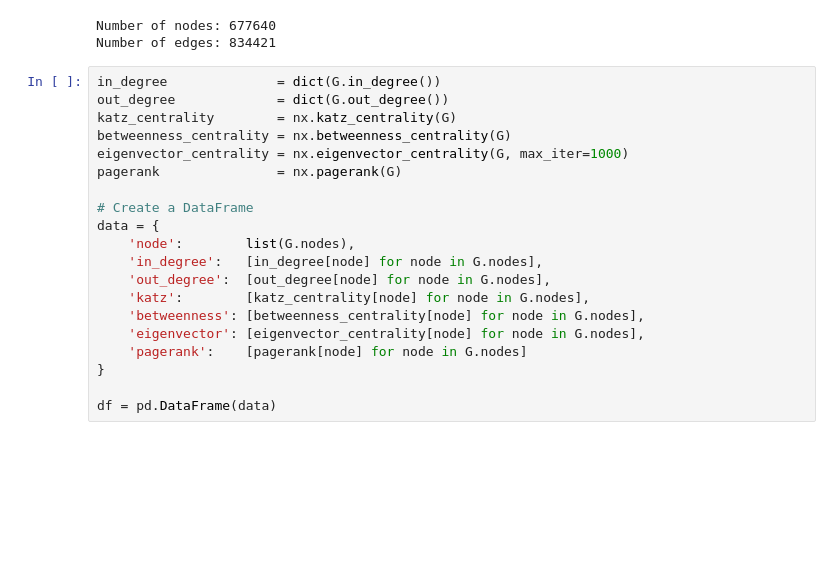
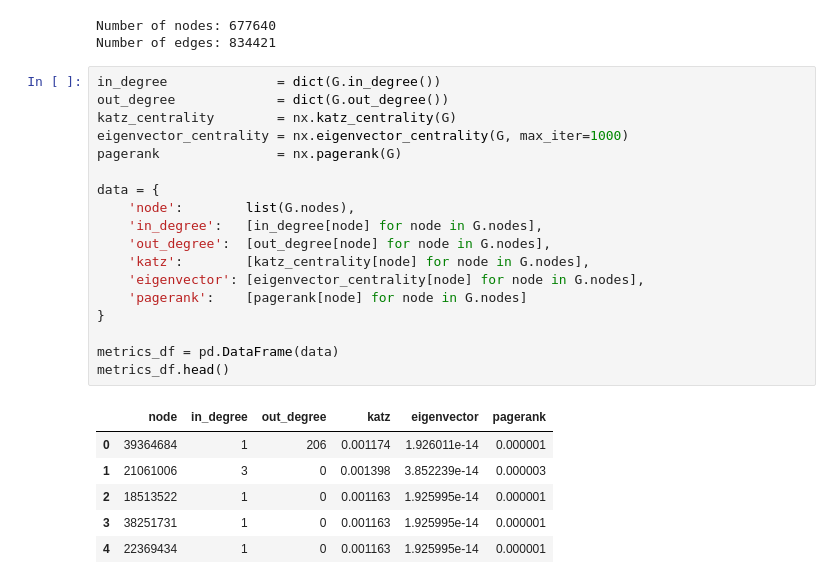
Before and after one commit to Xron7/FakeNewsDetection, a Jupyter notebook: network/network_analysis.ipynb, the cells around one changed output. Saved outputs shown, nothing was run; the diff lists cells and outputs as text; blank space fills up the shorter version.

```diff
--- a/network/network_analysis.ipynb
+++ b/network/network_analysis.ipynb
@@ -17,20 +35,25 @@ Number of edges: 834421
 # %%
 in_degree              = dict(G.in_degree())
 out_degree             = dict(G.out_degree())
 katz_centrality        = nx.katz_centrality(G)
-betweenness_centrality = nx.betweenness_centrality(G)
 eigenvector_centrality = nx.eigenvector_centrality(G, max_iter=1000)
 pagerank               = nx.pagerank(G)
 
-# Create a DataFrame
 data = {
     'node':        list(G.nodes),
     'in_degree':   [in_degree[node] for node in G.nodes],
     'out_degree':  [out_degree[node] for node in G.nodes],
     'katz':        [katz_centrality[node] for node in G.nodes],
-    'betweenness': [betweenness_centrality[node] for node in G.nodes],
     'eigenvector': [eigenvector_centrality[node] for node in G.nodes],
     'pagerank':    [pagerank[node] for node in G.nodes]
 }
 
-df = pd.DataFrame(data)
+metrics_df = pd.DataFrame(data)
+metrics_df.head()
+# %% [output]
+|  | node | in_degree | out_degree | katz | eigenvector | pagerank |
+| 0 | 39364684 | 1 | 206 | 0.001174 | 1.926011e-14 | 0.000001 |
+| 1 | 21061006 | 3 | 0 | 0.001398 | 3.852239e-14 | 0.000003 |
+| 2 | 18513522 | 1 | 0 | 0.001163 | 1.925995e-14 | 0.000001 |
+| 3 | 38251731 | 1 | 0 | 0.001163 | 1.925995e-14 | 0.000001 |
+| 4 | 22369434 | 1 | 0 | 0.001163 | 1.925995e-14 | 0.000001 |
```
Also changed, not shown: parts of 11 cells of this notebook.
